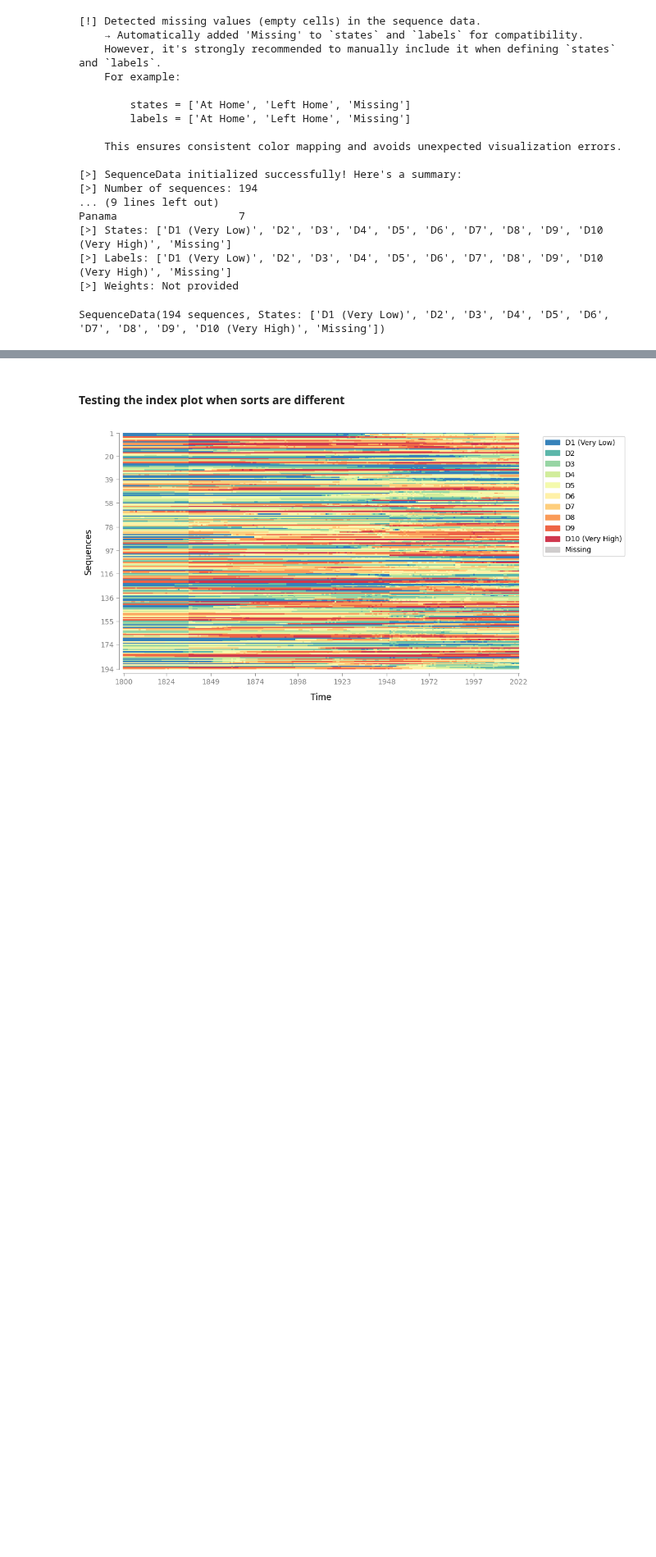
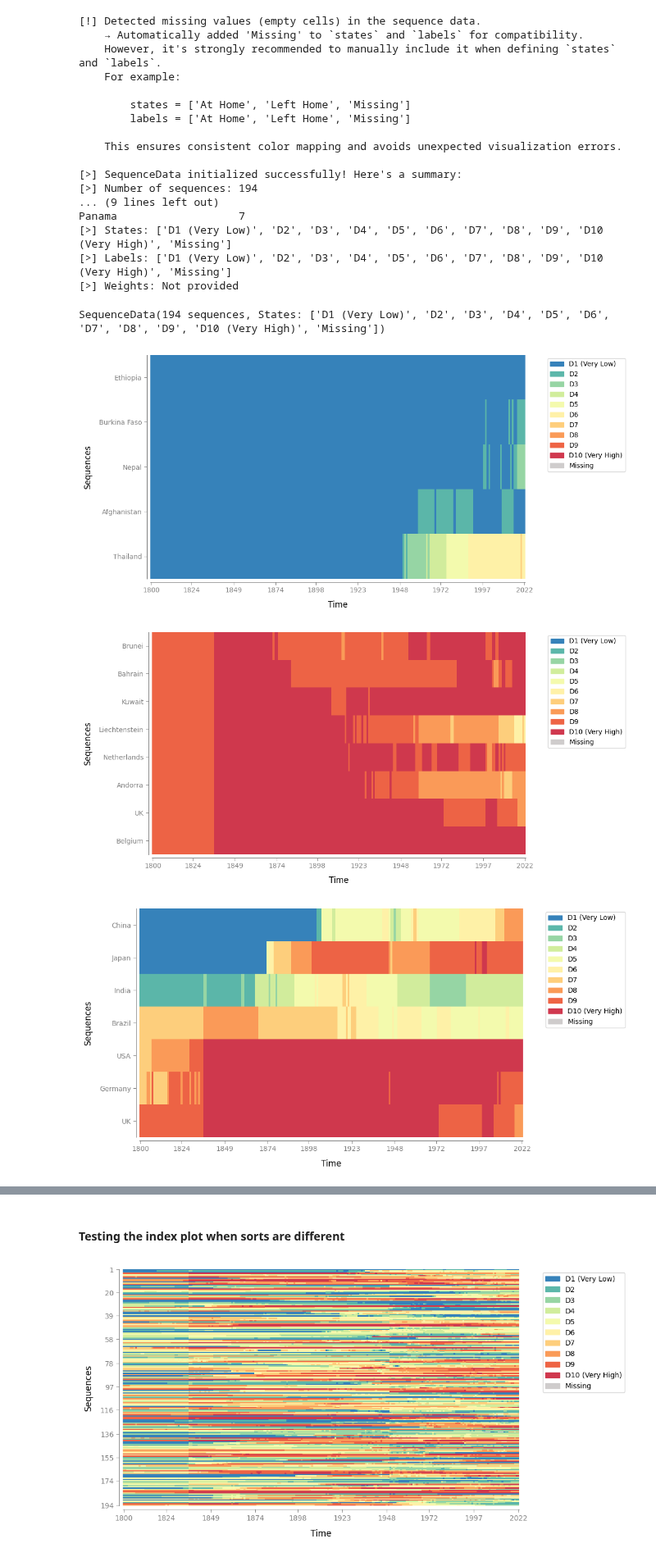
Before and after one commit to sdaza/Sequenzo, a Jupyter notebook: Tutorials/local_global_quintiles/local_deciles.ipynb, the cells around one changed output, grey strips where cells are left out. Shown at 82% size. Cells and saved outputs as stored; diff of their text form; code cells hidden in the pictures; blank space fills up the shorter version.

```diff
--- a/Tutorials/local_global_quintiles/local_deciles.ipynb
+++ b/Tutorials/local_global_quintiles/local_deciles.ipynb
@@ -69,3 +69,21 @@ Panama                   7
 [>] Labels: ['D1 (Very Low)', 'D2', 'D3', 'D4', 'D5', 'D6', 'D7', 'D8', 'D9', 'D10 (Very High)', 'Missing']
 [>] Weights: Not provided
 SequenceData(194 sequences, States: ['D1 (Very Low)', 'D2', 'D3', 'D4', 'D5', 'D6', 'D7', 'D8', 'D9', 'D10 (Very High)', 'Missing'])
+# %%
+
+# Show the first five sequences
+plot_sequence_index(sequence_data, show_sequence_ids=True, sequence_selection="first_n", n_sequences=5)
+
+# Show the last eight sequences
+plot_sequence_index(sequence_data,  show_sequence_ids=True, sequence_selection="last_n", n_sequences=8)
+
+# Use a list of specific sequence IDs to show
+selected_ids = ["UK", "Germany", "USA", "Japan", "Brazil", "India", "China"]
+plot_sequence_index(sequence_data,  show_sequence_ids=True, sequence_selection=selected_ids, save_as='selected_countries_index_plot', dpi=300)
+
+# Show all sequences (default behavior)
+plot_sequence_index(sequence_data,  show_sequence_ids=True, sequence_selection="all")
+# %% [output]
+[figure, added]
+[figure, added]
+[figure, added]
```
Also changed, not shown: parts of 4 cells of this notebook, 6 other files.
